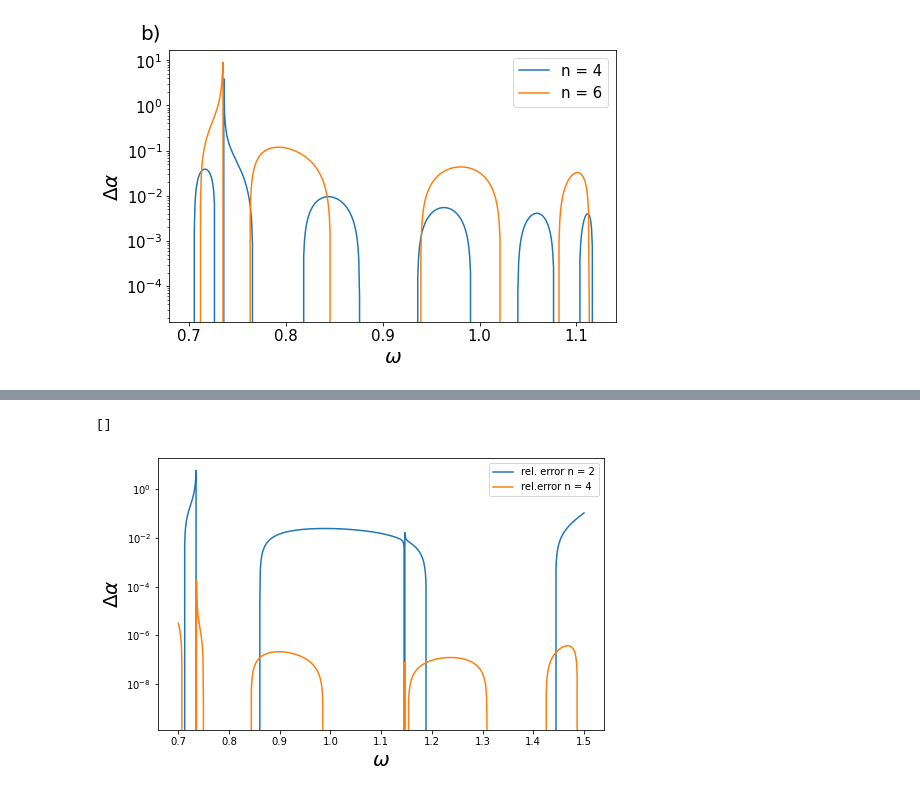
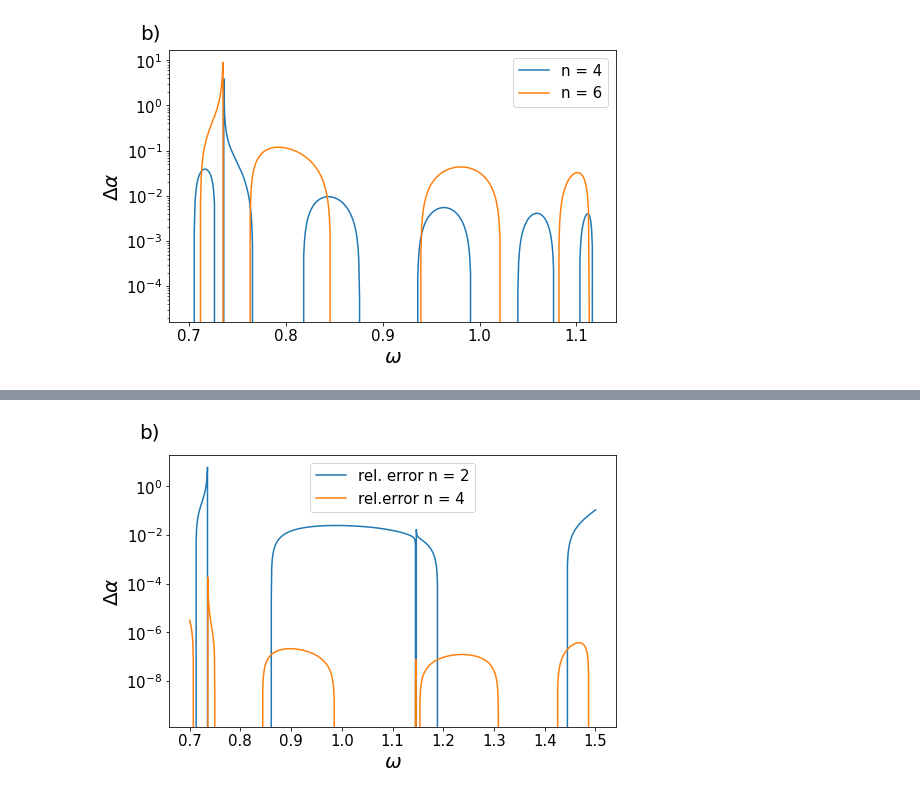
Before and after one commit to Kiril94/SC_Proj, a Jupyter notebook: Proj1/Proj1.ipynb, the cells around one changed output, grey strips where cells are left out. Saved outputs shown, nothing was run; the diff lists cells and outputs as text; code cells hidden in the pictures.

```diff
--- a/Proj1/Proj1.ipynb
+++ b/Proj1/Proj1.ipynb
@@ -204,21 +211,22 @@ def householder_fast(A):
 # %%
 #Transoforming right hand side of Ax=b
-def apply_projection(V,b0):
+def apply_reflection(V,b):
     """Takes matrix V=[v1, v2, ..., vn] which contains the Householder vectors
-    and applies the projection n times to vector b."""
+    and applies the projection n times to vector b. Returns c1 which are the
+    first n rows of b."""
     _,n = V.shape
-    b = np.copy(b0)
+    c = np.copy(b)
     for k in range(n):
         v = V[k:,k]
-        b[k:] =b[k:]- 2*v@b[k:]*v
-    return b
+        c[k:] =c[k:]- 2*v@c[k:]*v
+    return c[:n]
 # %%
 def lsq(A,b):
     """Returns least squares solution to the system Ax=b using Householder QR decomposition."""
     _,n = A.shape
     V, R = householder_fast(A)
-    Hb = apply_projection(V,b)
-    x = back_substitute(R[:n],Hb[:n])
+    c1 = apply_reflection(V,b)
+    x = back_substitute(R,c1)#Zero entries of R removed
     return x
 
 x_test = lsq(A_test, b_test)
@@ -285,17 +293,18 @@ def compute_coefficients_Q(v_alpha,omega,n):
     return lsq(Q, v_alpha)
 
 def rat_func(v_omega, c_coeff, n):
+    """Computes a rational function Q(omega) = sum(a)"""
     exponents = np.arange(0,n+1)
-    Omega = v_omega[:,na]**exponents
-    Q_num = Omega@c_coeff[:n+1]
-    Q_den = 1+Omega[:,1:]@c_coeff[n+1:]
+    Omega = v_omega[:,na]**exponents #Create matrix containing powers of omega
+    Q_num = Omega@c_coeff[:n+1] #compute the numerator
+    Q_den = 1+Omega[:,1:]@c_coeff[n+1:] #compute denominator
     return Q_num/Q_den
 # %%
 c_coeff_2 = compute_coefficients_Q(v_alpha,v_omega,2)
 Q_alpha_2 = rat_func(v_omega, c_coeff_2, 2)
 Q_alpha_4 = rat_func(v_omega, compute_coefficients_Q(v_alpha,v_omega,4),4)
-Q_2_error = (Q_alpha_2-v_alpha)/v_alpha
-Q_4_error = (Q_alpha_4-v_alpha)/v_alpha
+Q_2_error = (Q_alpha_2-v_alpha)/(v_alpha+1e-10)
+Q_4_error = (Q_alpha_4-v_alpha)/(v_alpha+1e-10)
 # %%
 fig, ax = plt.subplots(figsize=(8,5))
 ax = sns.lineplot(v_omega, v_alpha,label = 'computed')
@@ -308,10 +320,13 @@ ax.plot()
 # %%
 fig, ax = plt.subplots(figsize=(8,5))
 ax = sns.lineplot(v_omega, Q_2_error,  label = 'rel. error n = 2')
 ax = sns.lineplot(v_omega, Q_4_error, label = 'rel.error n = 4')
 ax.set_yscale('log')
 ax.set_xlabel(r'$\omega$', fontsize = 20),ax.set_ylabel(r'$\Delta \alpha$', fontsize =20)
-ax.plot()
+ax.tick_params(axis='both', which='major', labelsize=15)
+ax.legend(fontsize =15)
+ax.text(0.6,100,'b)',fontsize= 20)
+plt.show()
+fig.savefig("rational_func_err.pdf", bbox_inches = 'tight')
 # %% [output]
-[]
-[figure, old version]
+[figure, new version]
```
Also changed, not shown: parts of 15 cells of this notebook.
